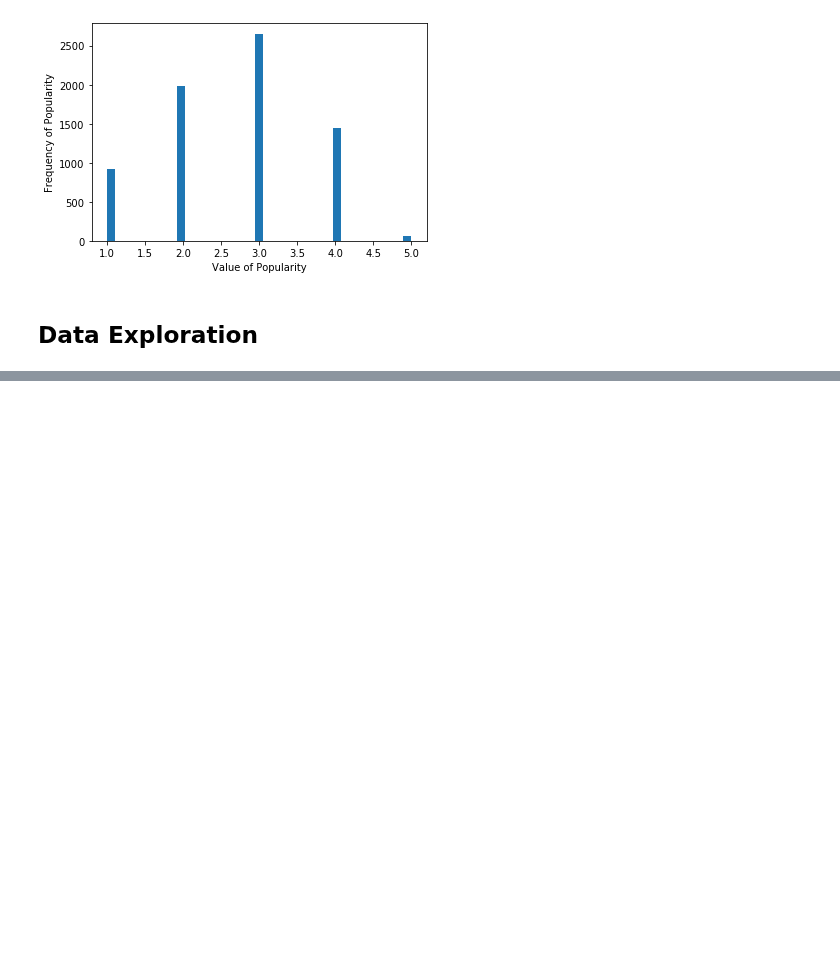
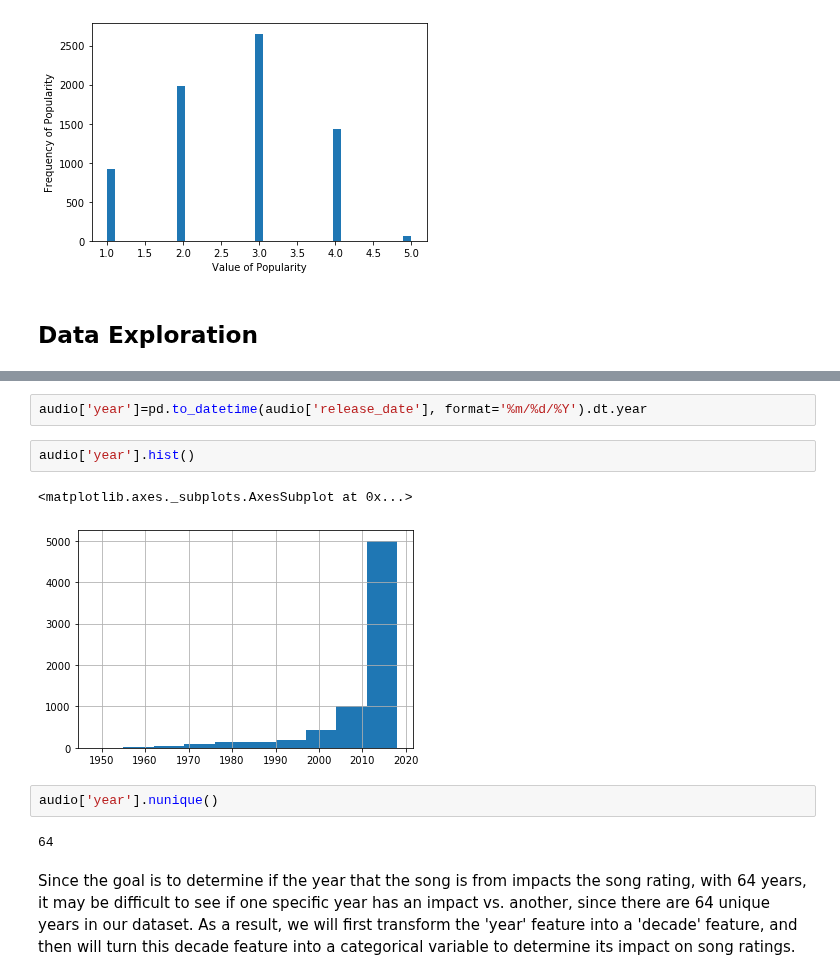
Before and after one commit to adinas94/Spotify_Recommendation_System, a Jupyter notebook: EDA.ipynb, the cells around one changed output, grey strips where cells are left out. Saved outputs shown, nothing was run; the diff lists cells and outputs as text; blank space fills up the shorter version.

```diff
--- a/EDA.ipynb
+++ b/EDA.ipynb
@@ -248,0 +376,13 @@ plt.xticks(rotation=80);
+# %%
+audio['year']=pd.to_datetime(audio['release_date'], format='%m/%d/%Y').dt.year
+# %%
+audio['year'].hist()
+# %% [output]
+<matplotlib.axes._subplots.AxesSubplot at 0x...>
+[figure, added]
+# %%
+audio['year'].nunique()
+# %% [output]
+64
+# %% [markdown]
+Since the goal is to determine if the year that the song is from impacts the song rating, with 64 years, it may be difficult to see if one specific year has an impact vs. another, since there are 64 unique years in our dataset. As a result, we will first transform the 'year' feature into a 'decade' feature, and then will turn this decade feature into a categorical variable to determine its impact on song ratings.
```
Also changed, not shown: parts of 36 cells of this notebook, 1 other file.
